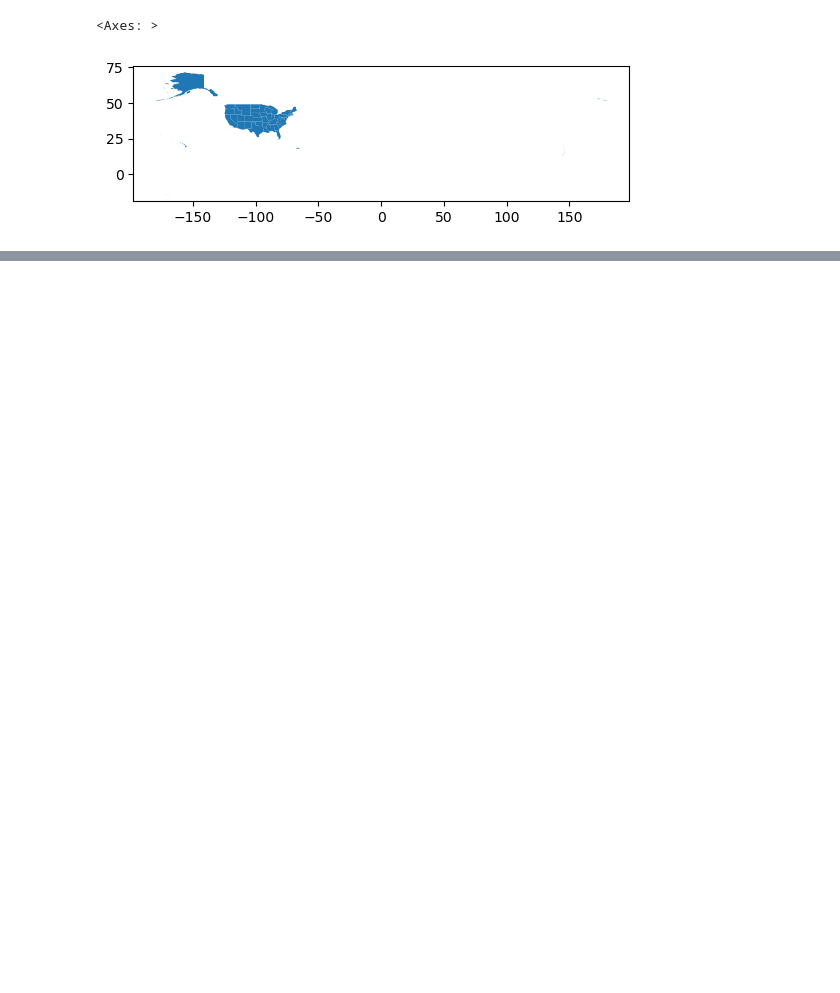
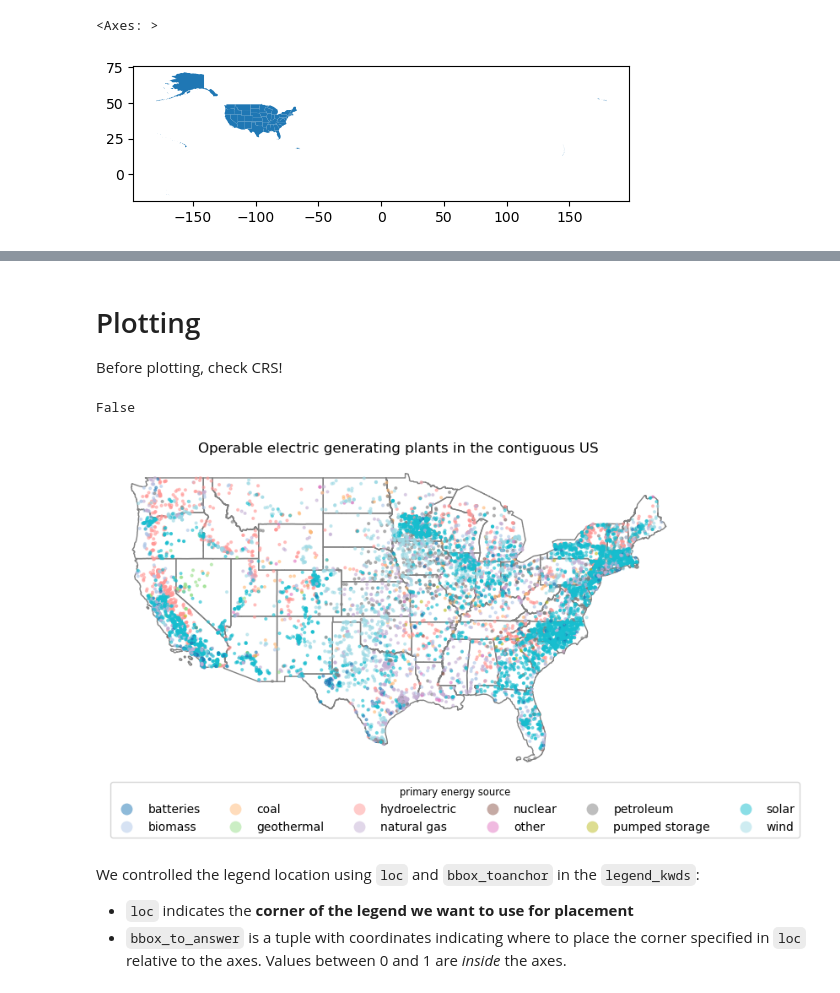
Before and after one commit to katleyq/eds220-2024-in-class, a Jupyter notebook: week5-csv-to-geodf.ipynb, the cells around one changed output, grey strips where cells are left out. Cells and saved outputs as stored; diff of their text form; code cells hidden in the pictures; blank space fills up the shorter version.

```diff
--- a/week5-csv-to-geodf.ipynb
+++ b/week5-csv-to-geodf.ipynb
@@ -57,0 +231,4 @@ states.plot()
+# %%
+power_plants = power_plants[~power_plants.state.isin(['Puerto Rico', 'Hawaii', 'Alaska'])]
+
+power_plants.head()
@@ -57,0 +242,45 @@ states.plot()
+# %% [markdown]
+# Plotting
+
+Before plotting, check CRS!
+# %%
+contiguous.crs == power_plants.crs
+# %% [output]
+False
+# %%
+fig, ax  = plt.subplots(figsize=(9,5))
+
+# Remove axis for a cleaner map
+ax.axis('off')
+
+ax.set_title('Operable electric generating plants in the contiguous US',
+            fontsize=12)
+
+contiguous.plot(ax=ax,
+               color='none',
+               edgecolor='grey')
+
+# Add electric power plants colored by energy source
+power_plants.plot(ax=ax,
+                 column='primsource',# color by values in this column
+                 legend=True,
+                 markersize=4,
+                 cmap='tab20',
+                 alpha=0.5,
+                 legend_kwds={
+                     'title': 'primary energy source',
+                     'title_fontsize': 'small',
+                     'loc' : 'upper left',
+                     'bbox_to_anchor':(0,0),
+                     'ncol':6
+                 })
+
+
+
+plt.show()
+# %% [output]
+[figure, added]
+# %% [markdown]
+We controlled the legend location using `loc` and `bbox_toanchor` in the `legend_kwds`:
+- `loc` indicates the **corner of the legend we want to use for placement**
+- `bbox_to_answer` is a tuple with coordinates indicating where to place the corner specified in `loc` relative to the axes. Values between 0 and 1 are *inside* the axes.
```
Also changed, not shown: parts of 33 cells of this notebook.
